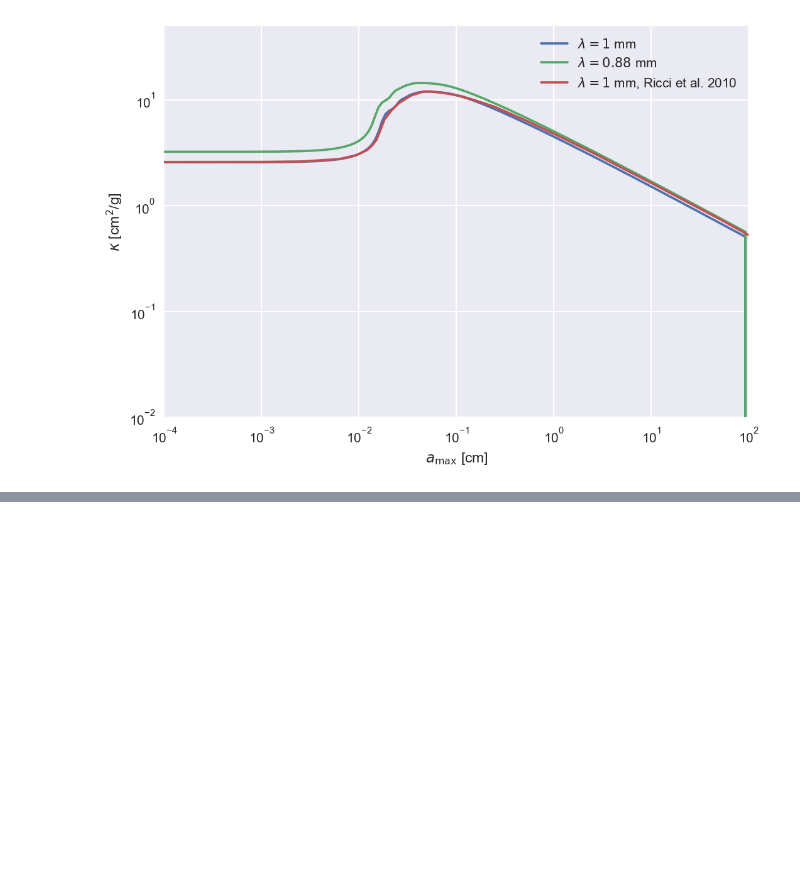
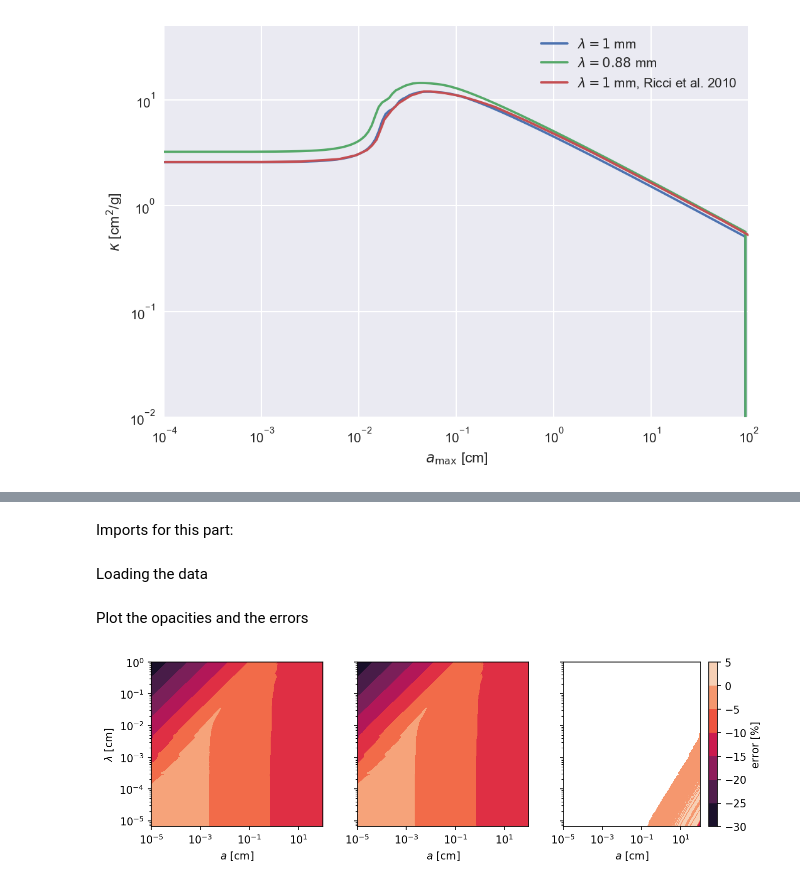
Before and after one commit to seanandrews/p484, a Jupyter notebook: projects/opacities/default_opacities.ipynb, the cells around one changed output, grey strips where cells are left out. Saved outputs shown, nothing was run; the diff lists cells and outputs as text; code cells hidden in the pictures; blank space fills up the shorter version.

```diff
--- a/projects/opacities/default_opacities.ipynb
+++ b/projects/opacities/default_opacities.ipynb
@@ -166,0 +289,42 @@ kappa_abs @ 0.88 mm for a_max = 1mm : 12.9 cm^2/g
+# %% [markdown]
+Imports for this part:
+# %%
+%matplotlib inline
+import matplotlib.pyplot as plt
+import numpy as np
+import seaborn as sns
+plt.style.use([{'figure.dpi':150, 'image.cmap':'rocket'}])
+# %% [markdown]
+Loading the data
+# %%
+d      = np.load('default_opacities.npz')
+a      = d['a']
+lam    = d['lam']
+k_abs  = d['k_abs']
+k_sca  = d['k_sca']
+
+d2     = np.load('default_opacities_extr.npz')
+k_abs2 = d2['k_abs']
+k_sca2 = d2['k_sca']
+# %% [markdown]
+Plot the opacities and the errors
+# %%
+f, ax = plt.subplots(1,3, figsize=(10,3), sharex=True, sharey=True)
+
+ax[0].contourf(a, lam, np.log10(k_sca))
+ax[1].contourf(a, lam, np.log10(k_sca2))
+for _a in ax:
+    _a.set_xscale('log')
+    _a.set_yscale('log')
+    _a.set_xlabel('$a$ [cm]')
+
+ax[0].set_ylabel('$\lambda$ [cm]')
+
+err = k_sca/k_sca2-1
+cc = ax[2].contourf(a, lam, np.ma.array(err*100, mask=err==0))
+cb = plt.colorbar(cc)
+cb.set_label('error [%]')
+f.subplots_adjust(bottom=0.15, hspace=0)
+f.savefig('opacitiy_comparison.pdf')
+# %% [output]
+[figure, added]
```
Also changed, not shown: parts of 34 cells of this notebook, 2 other files.
